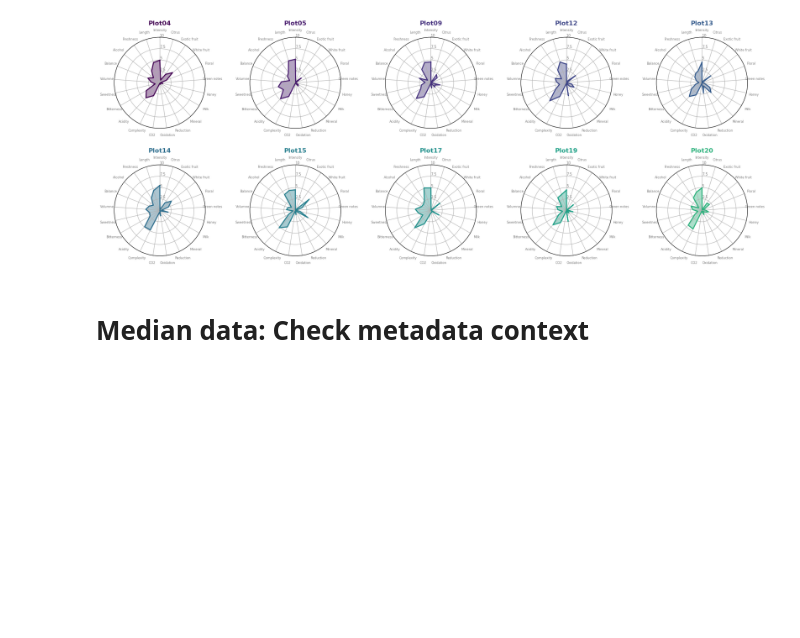
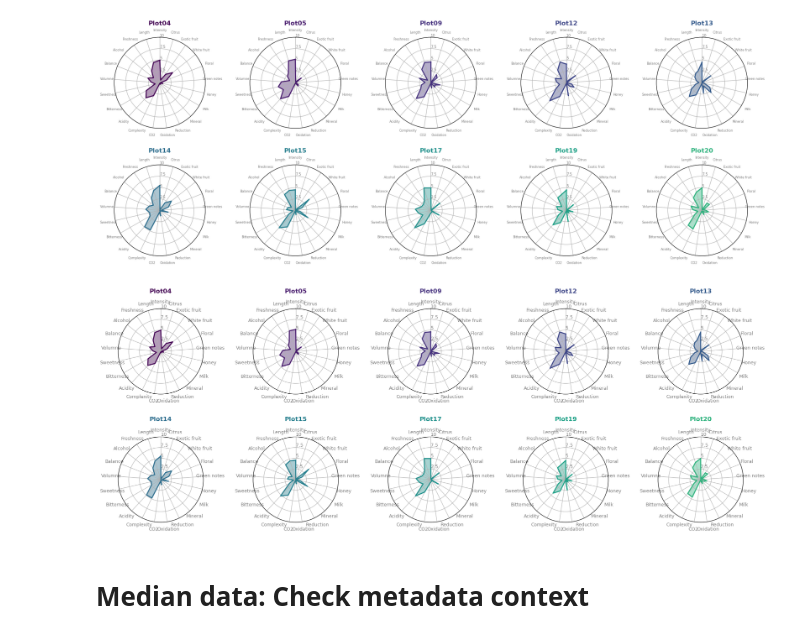
Before and after one commit to bokulich-publications/microterroir, a Jupyter notebook: Sensory/Sensory_Analysis.ipynb, the cells around one changed output. Drawn from its saved outputs; the diff is of its cells as text; code cells hidden in the pictures; blank space fills up the shorter version.

Commit message:
Update Spider Plots

```diff
--- a/Sensory/Sensory_Analysis.ipynb
+++ b/Sensory/Sensory_Analysis.ipynb
@@ -900,6 +900,59 @@ plt.savefig('/Users/lfloerl/Desktop/MICROTERROIR/Figures/Sensory_Spiderplots.png
 plt.show()
 # %% [output]
 [figure]
+# %%
+import matplotlib.pyplot as plt
+from math import pi
+
+def make_spider(row, title, color):
+    categories = list(spider_df)[1:]
+    N = len(categories)
+    angles = [n / float(N) * 2 * pi for n in range(N)]
+    angles += angles[:1]
+
+    # Spider plot
+    ax = plt.subplot(3, 5, row + 1, polar=True)
+
+    # Adjust angle
+    ax.set_theta_offset(pi / 2)
+    ax.set_theta_direction(-1)
+
+    # Set axis labels with larger font
+    ax.set_xticks(angles[:-1])
+    ax.set_xticklabels(categories, color='grey', size=9)  # Increased from 6 to 10
+
+    # Y-axis ticks
+    ax.set_rlabel_position(0)
+    ax.set_yticks([2.5, 5, 7.5, 10])
+    ax.set_yticklabels(["2.5", "5", "7.5", "10"], color="grey", size=9)  # Increased from 7 to 9
+    ax.set_ylim(0, 10)
+
+    # Plot
+    values = spider_df.loc[row].drop('Sample').values.flatten().tolist()
+    values += values[:1]
+    ax.plot(angles, values, color=color, linewidth=2)
+    ax.fill(angles, values, color=color, alpha=0.4)
+
+    # Title with larger font
+    ax.set_title(title, size=12, color=color, y=1.15, fontweight='bold')  # Increased from 12 to 14, adjusted y
+
+# Main figure
+plt.figure(figsize=(22, 12), dpi=100)  # Keep original figure size
+
+col_no = len(spider_df.index) + 5
+my_palette = plt.cm.get_cmap("viridis", col_no)
+
+# Plot each spider
+for row in range(len(spider_df.index)):
+    make_spider(row=row, title=spider_df['Sample'][row], color=my_palette(row))
+
+# Adjust layout: more space between subplots
+plt.subplots_adjust(hspace=0.5, wspace=0.5)  # Increased spacing
+
+plt.savefig('/Users/lfloerl/Desktop/MICROTERROIR/Figures/Sensory_Spiderplots.png', bbox_inches='tight', dpi=1000)
+plt.show()
+# %% [output]
+[figure, added]
 # %% [markdown]
 # Median data: Check metadata context
 # %%
```
Also changed, not shown: 1 other file.
